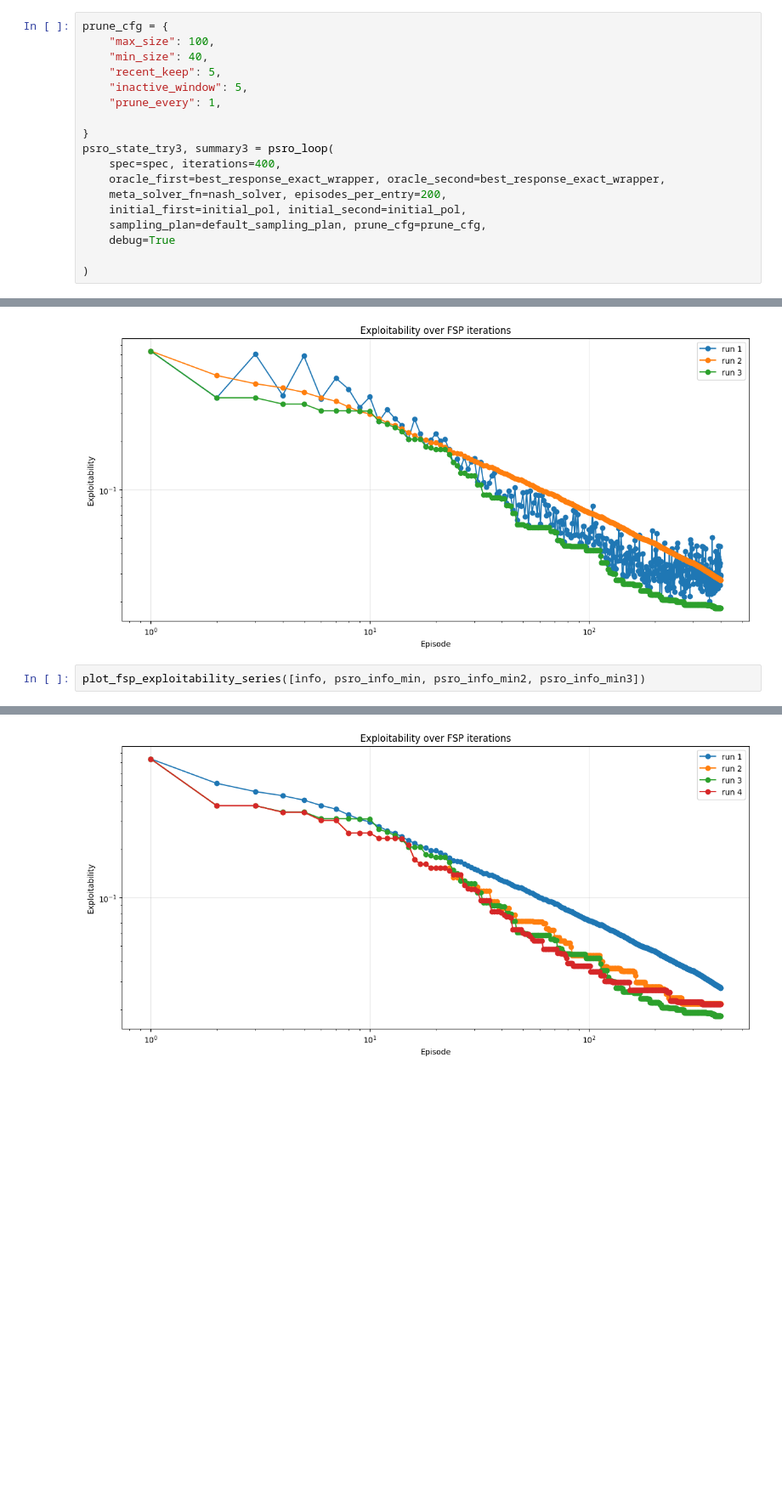
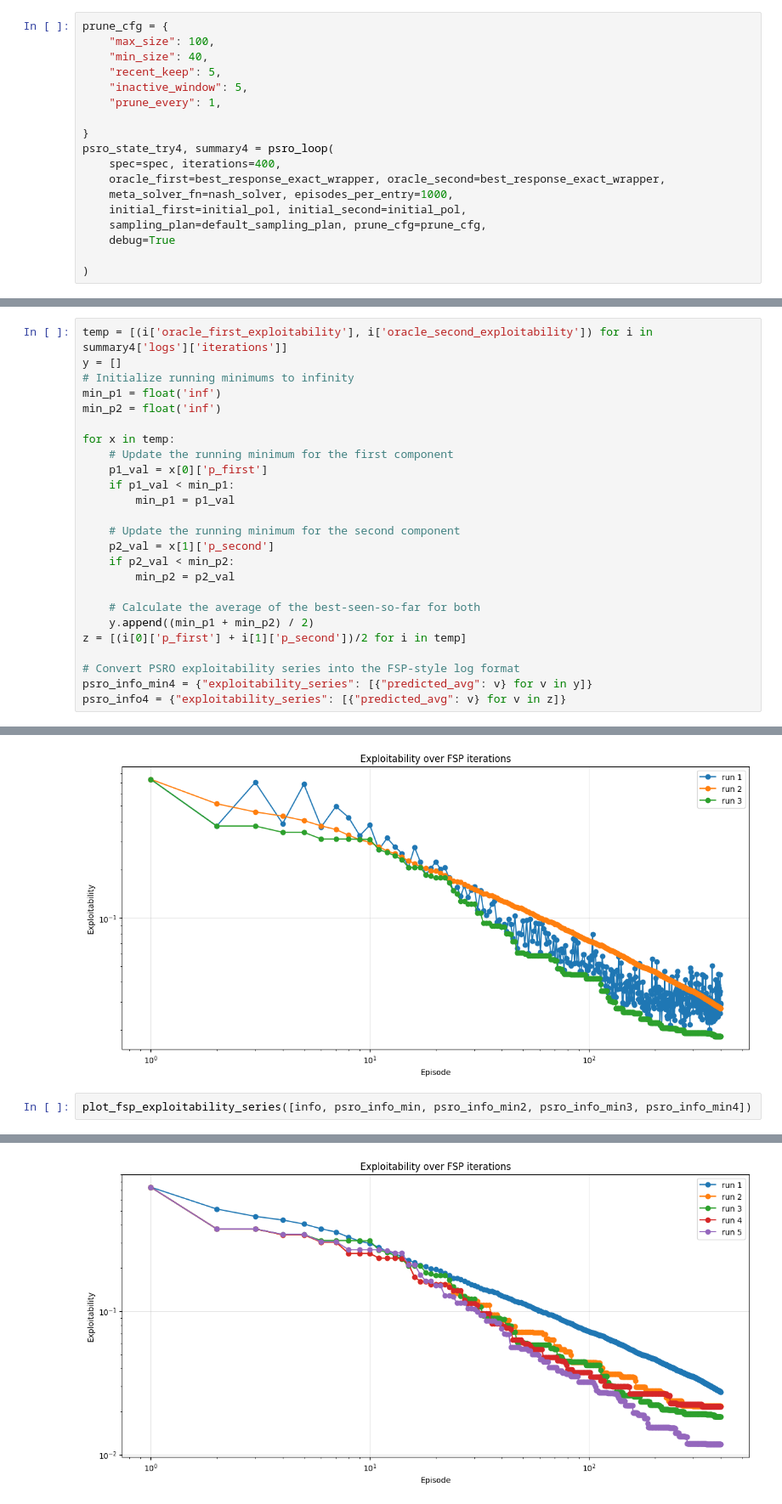
Before and after one commit to ImAdityaGupta/liars_poker, a Jupyter notebook: notebooks/dec_2025/understanding_psro.ipynb, the cells around one changed output, grey strips where cells are left out. Shown at 85% size. Cells and saved outputs as stored; diff of their text form; blank space fills up the shorter version.

```diff
--- a/notebooks/dec_2025/understanding_psro.ipynb
+++ b/notebooks/dec_2025/understanding_psro.ipynb
@@ -76,10 +76,10 @@ prune_cfg = {
     "prune_every": 1,
 
 }
-psro_state_try3, summary3 = psro_loop(
+psro_state_try4, summary4 = psro_loop(
     spec=spec, iterations=400,
     oracle_first=best_response_exact_wrapper, oracle_second=best_response_exact_wrapper,
-    meta_solver_fn=nash_solver, episodes_per_entry=200,
+    meta_solver_fn=nash_solver, episodes_per_entry=1000,
     initial_first=initial_pol, initial_second=initial_pol,
     sampling_plan=default_sampling_plan, prune_cfg=prune_cfg,
     debug=True
@@ -189,6 +189,31 @@ z = [(i[0]['p_first'] + i[1]['p_second'])/2 for i in temp]
 # Convert PSRO exploitability series into the FSP-style log format
 psro_info_min3 = {"exploitability_series": [{"predicted_avg": v} for v in y]}
 psro_info3 = {"exploitability_series": [{"predicted_avg": v} for v in z]}
+# %%
+temp = [(i['oracle_first_exploitability'], i['oracle_second_exploitability']) for i in summary4['logs']['iterations']]
+y = []
+# Initialize running minimums to infinity
+min_p1 = float('inf')
+min_p2 = float('inf')
+
+for x in temp:
+    # Update the running minimum for the first component
+    p1_val = x[0]['p_first']
+    if p1_val < min_p1:
+        min_p1 = p1_val
+
+    # Update the running minimum for the second component
+    p2_val = x[1]['p_second']
+    if p2_val < min_p2:
+        min_p2 = p2_val
+
+    # Calculate the average of the best-seen-so-far for both
+    y.append((min_p1 + min_p2) / 2)
+z = [(i[0]['p_first'] + i[1]['p_second'])/2 for i in temp]
+
+# Convert PSRO exploitability series into the FSP-style log format
+psro_info_min4 = {"exploitability_series": [{"predicted_avg": v} for v in y]}
+psro_info4 = {"exploitability_series": [{"predicted_avg": v} for v in z]}
 # %%
 pol, info = dense_fsp_loop(spec, 400, episodes_test=0, efficient=True)
 # %% [output]
@@ -221,7 +267,7 @@ plot_fsp_exploitability_series([psro_info2, info, psro_info_min2])
 <Axes: title={'center': 'Exploitability over FSP iterations'}, xlabel='Episode', ylabel='Exploitability'>
 [figure]
 # %%
-plot_fsp_exploitability_series([info, psro_info_min, psro_info_min2, psro_info_min3])
+plot_fsp_exploitability_series([info, psro_info_min, psro_info_min2, psro_info_min3, psro_info_min4])
 # %% [output]
 <Axes: title={'center': 'Exploitability over FSP iterations'}, xlabel='Episode', ylabel='Exploitability'>
-[figure, old version]
+[figure, new version]
```
Also changed, not shown: parts of 2 cells of this notebook, 5 other files.
